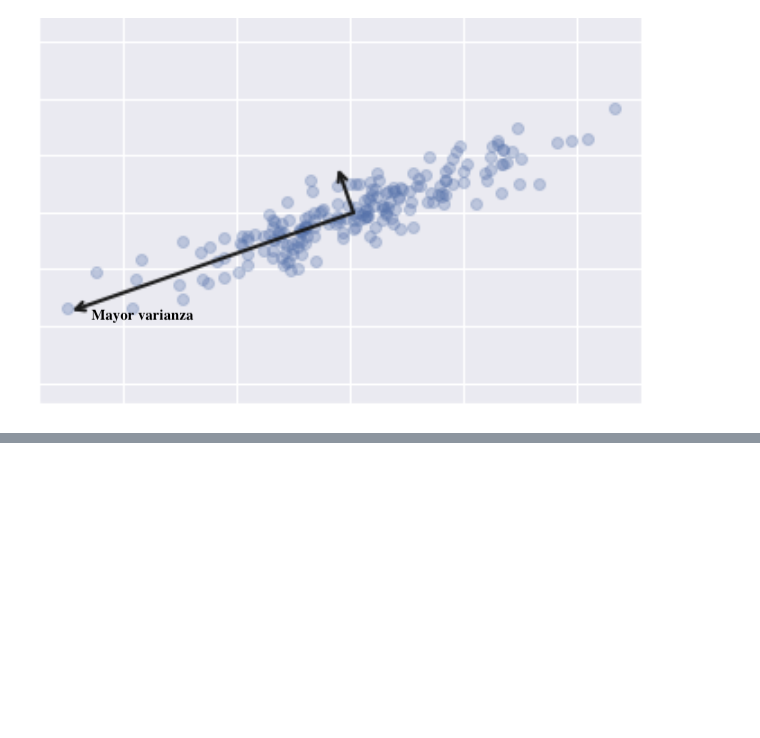
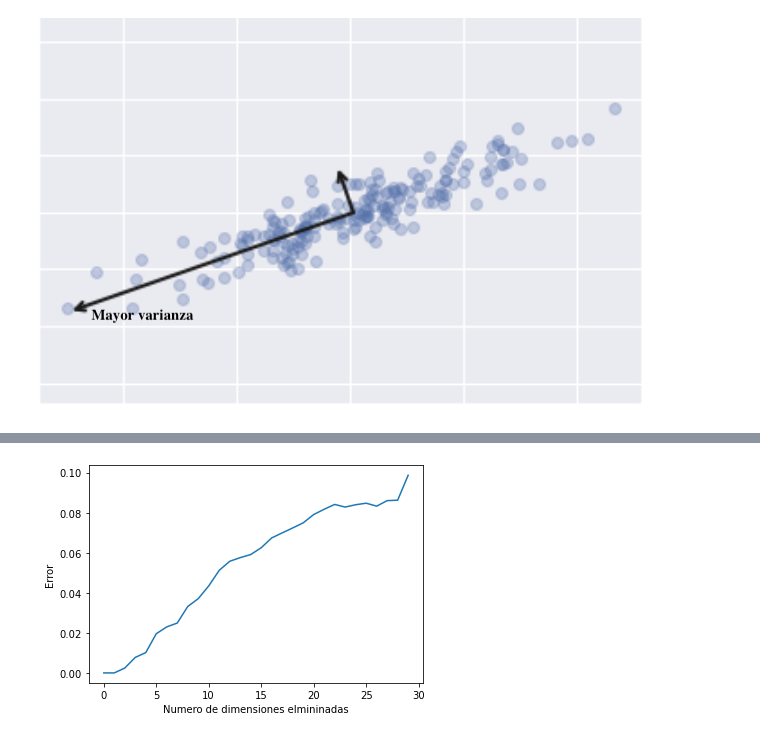
Before and after one commit to kyriox/nlp, a Jupyter notebook: 07_Analisis_Semantico.ipynb, the cells around one changed output, grey strips where cells are left out. Drawn from its saved outputs; the diff is of its cells as text; code cells hidden in the pictures; blank space fills up the shorter version.

```diff
--- a/07_Analisis_Semantico.ipynb
+++ b/07_Analisis_Semantico.ipynb
@@ -315,0 +383,9 @@ Esta generalización y compresión que realiza LSA logra lo que intentamos con e
+# %%
+# Obtenemo la bolsa de palabras
+BoW=[]
+for i,doc in enumerate(corpus_poema):
+    tokens={}
+    for word in doc.split():
+        tokens[word]=1
+    BoW.append(tokens)
+poema_BoW=pd.DataFrame(BoW).fillna(0).astype(int)
@@ -315,0 +402,2 @@ Esta generalización y compresión que realiza LSA logra lo que intentamos con e
+# %%
+wpv=poema_BoW.transpose()
@@ -315,0 +430,2 @@ Esta generalización y compresión que realiza LSA logra lo que intentamos con e
+# %%
+ U, S, Vt = np.linalg.svd(wpv.values)
@@ -315,0 +516,16 @@ Esta generalización y compresión que realiza LSA logra lo que intentamos con e
+# %%
+error=[]
+W=wpv.values
+Sm = np.zeros((len(U), len(Vt)))
+np.fill_diagonal(Sm, S)
+for n in range(len(S), 0, -1):
+    Sm[n-1,n-1]=0
+    Wr= U.dot(Sm).dot(Vt)
+    err=(np.sqrt((Wr-W).flatten()**2).sum()/np.product(W.shape))
+    error.append(err)
+# %%
+plt.plot(error) # El error se incrementa conforme quitamos topicos
+plt.ylabel('Error');
+plt.xlabel('Numero de dimensiones elmininadas');
+# %% [output]
+[figure, added]
```
Also changed, not shown: parts of 107 cells of this notebook.
